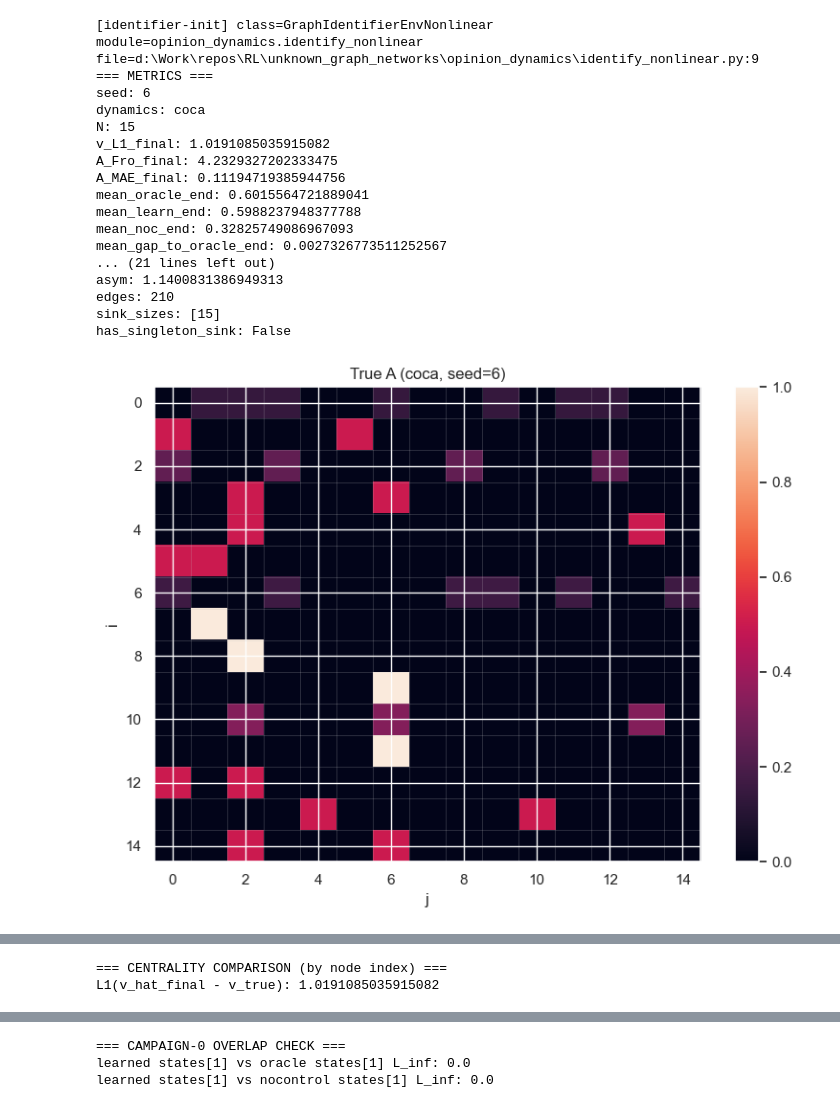
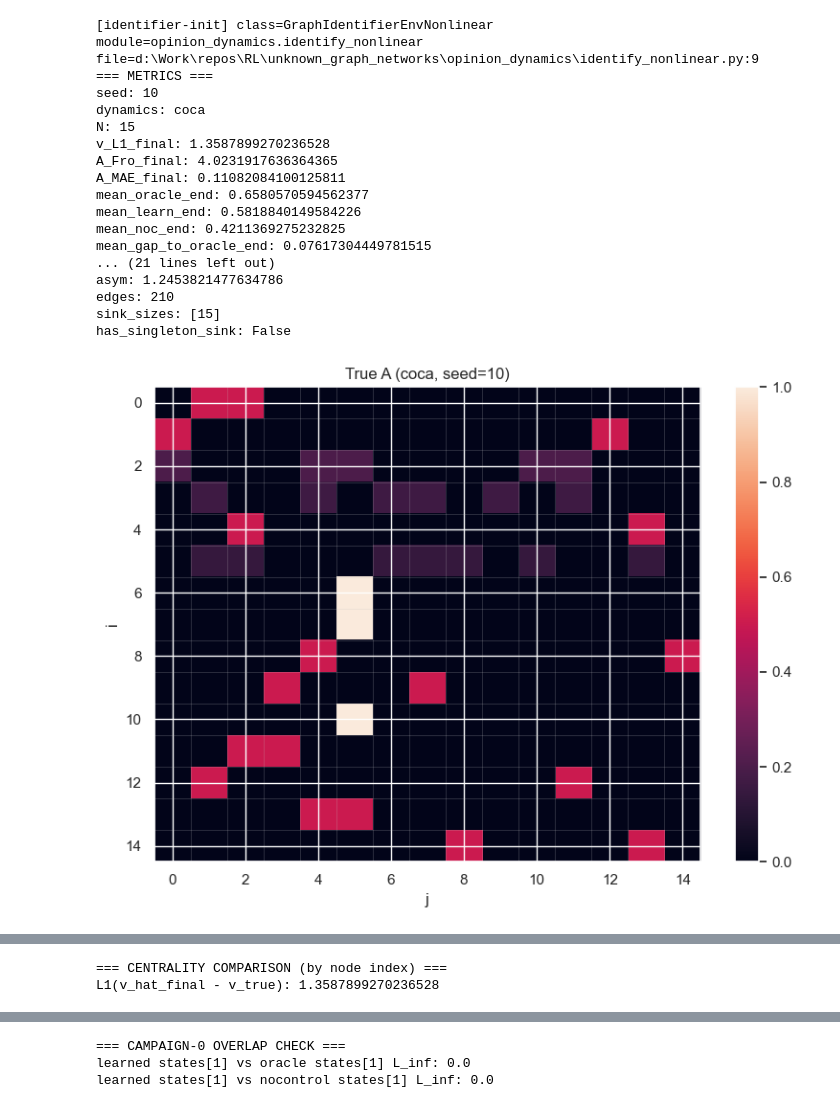
Before and after one commit to mariusdgm/unknown_graph_networks, a Jupyter notebook: opinion_dynamics/experiments/test_multiseed_coca_nonlinear.ipynb, the cells around one changed output, grey strips where cells are left out. Drawn from its saved outputs; the diff is of its cells as text; code cells hidden in the pictures.

```diff
--- a/opinion_dynamics/experiments/test_multiseed_coca_nonlinear.ipynb
+++ b/opinion_dynamics/experiments/test_multiseed_coca_nonlinear.ipynb
@@ -58,6 +61,7 @@ sys.path.append(proj_root)
 # timed_one(0, "laplacian")
 # timed_one(0, "coca")
 # %%
+
 # =========================================================
 # Multi-seed experiment (10 seeds) — collect metrics only
 # =========================================================
@@ -70,6 +74,7 @@ from opinion_dynamics.experiments.online_nonlinear import run_multi_seed_experim
 seeds = range(10)
 B_campaign = 1.0
 num_campaigns_total = 5
+FIT_MAX_STEPS = 5_000
 
 # Laplacian: keep "good" fit budget
 df_lap = run_multi_seed_experiment_dynamics(
@@ -80,7 +85,7 @@ df_lap = run_multi_seed_experiment_dynamics(
     suppress_fit_logs=True,
 
     # fit budget (laplacian)
-    fit_max_steps=5_000,
+    fit_max_steps=FIT_MAX_STEPS,
     fit_mae_stop=1e-2,
     fit_batch_size=256,
     fit_check_every=200,
@@ -98,7 +103,7 @@ df_coca = run_multi_seed_experiment_dynamics(
     suppress_fit_logs=True,
 
     # tighter fit for COCA (because the Laplacian learner won't hit tiny mae anyway)
-    fit_max_steps=2000,
+    fit_max_steps=FIT_MAX_STEPS,
     fit_mae_stop=2e-2,
     fit_batch_size=512,
     timing=True,
@@ -211,12 +209,12 @@ from opinion_dynamics.experiments.rollouts import rollout_with_v_intermediate
 # =========================================================
 # Settings
 # =========================================================
-SEED_TO_PLOT = 6
+SEED_TO_PLOT = 10
 
 DYNAMICS = "coca"   # or "laplacian"
 
 FIT_KW = dict(
-    fit_max_steps=5_000 if DYNAMICS == "coca" else 50_000,
+    fit_max_steps=FIT_MAX_STEPS if DYNAMICS == "coca" else FIT_MAX_STEPS,
     fit_mae_stop=1e-2 if DYNAMICS == "coca" else 1e-3,
     fit_batch_size=512 if DYNAMICS == "coca" else 64,
     fit_check_every=200,
@@ -362,40 +360,40 @@ states_anti   = np.asarray(anti_out["states"], dtype=float)
 mean_learn = states_learn.mean(axis=1)
 mean_or    = states_oracle.mean(axis=1)
 mean_nc    = states_noc.mean(axis=1)
 mean_anti  = states_anti.mean(axis=1)
 
 plt.figure(figsize=(8, 3))
 plt.plot(mean_learn, marker="o", label="learned online control")
 plt.plot(mean_or,    marker="o", label="oracle (true v)")
 plt.plot(mean_anti,  marker="o", label="wrong places (least-central)")
 plt.plot(mean_nc,    marker="o", label="no control")
 plt.xlabel("Campaign boundary k")
 plt.ylabel("mean opinion")
 plt.title(f"Trajectory: mean opinion — {DYNAMICS}, seed={SEED_TO_PLOT}")
 plt.grid(True, alpha=0.3)
 plt.legend()
 plt.ylim(0, 1)
 plt.show()
 
 print("\n=== CAMPAIGN-0 OVERLAP CHECK ===")
 print("learned states[1] vs oracle states[1] L_inf:", float(np.max(np.abs(states_learn[1] - states_oracle[1]))))
 print("learned states[1] vs nocontrol states[1] L_inf:", float(np.max(np.abs(states_learn[1] - states_noc[1]))))
 # %% [output]
 [identifier-init] class=GraphIdentifierEnvNonlinear module=opinion_dynamics.identify_nonlinear file=d:\Work\repos\RL\unknown_graph_networks\opinion_dynamics\identify_nonlinear.py:9
 === METRICS ===
-seed: 6
+seed: 10
 dynamics: coca
 N: 15
-v_L1_final: 1.0191085035915082
-A_Fro_final: 4.2329327202333475
-A_MAE_final: 0.11194719385944756
-mean_oracle_end: 0.6015564721889041
-mean_learn_end: 0.5988237948377788
-mean_noc_end: 0.32825749086967093
-mean_gap_to_oracle_end: 0.0027326773511252567
+v_L1_final: 1.3587899270236528
+A_Fro_final: 4.0231917636364365
+A_MAE_final: 0.11082084100125811
+mean_oracle_end: 0.6580570594562377
+mean_learn_end: 0.5818840149584226
+mean_noc_end: 0.4211369275232825
+mean_gap_to_oracle_end: 0.07617304449781515
 ... (21 lines left out)
-asym: 1.1400831386949313
+asym: 1.2453821477634786
 edges: 210
 sink_sizes: [15]
 has_singleton_sink: False
-[figure, old version]
+[figure, new version]
@@ -405,2 +403,2 @@ has_singleton_sink: False
 === CENTRALITY COMPARISON (by node index) ===
-L1(v_hat_final - v_true): 1.0191085035915082
+L1(v_hat_final - v_true): 1.3587899270236528
```
Also changed, not shown: parts of 3 cells of this notebook, 5 other files.
